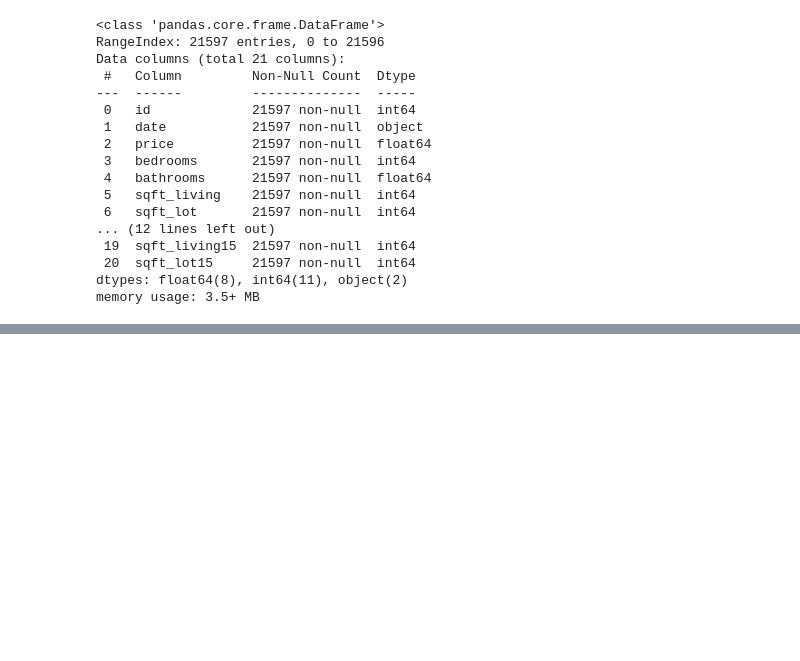
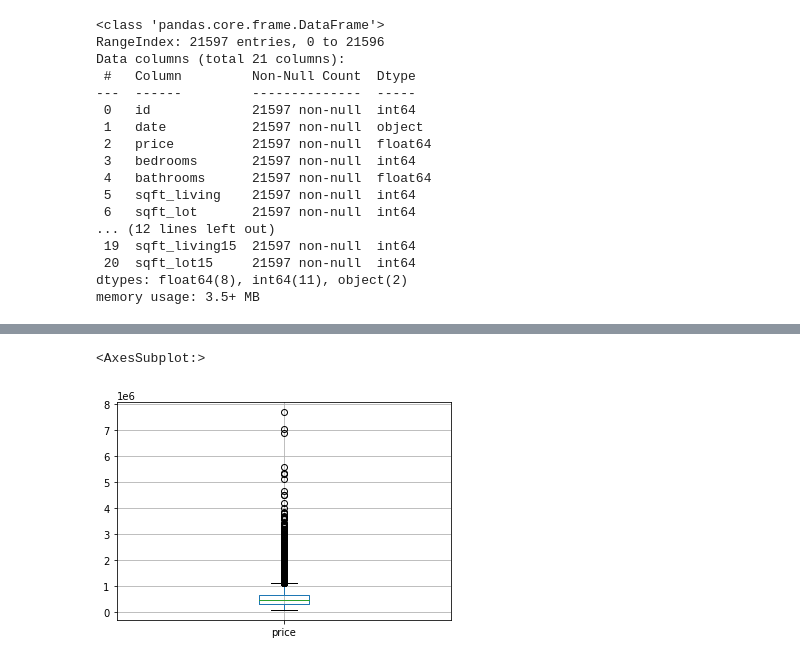
Before and after one commit to arthursjkim/King_County_Housing_Project, a Jupyter notebook: individual_notebook/arthur.ipynb, the cells around one changed output, grey strips where cells are left out. Saved outputs shown, nothing was run; the diff lists cells and outputs as text; code cells hidden in the pictures; blank space fills up the shorter version.

```diff
--- a/individual_notebook/arthur.ipynb
+++ b/individual_notebook/arthur.ipynb
@@ -48,0 +61,5 @@ memory usage: 3.5+ MB
+# %%
+df.boxplot(column=['price'])
+# %% [output]
+<AxesSubplot:>
+[figure, added]
```
Also changed, not shown: parts of 8 cells of this notebook.
